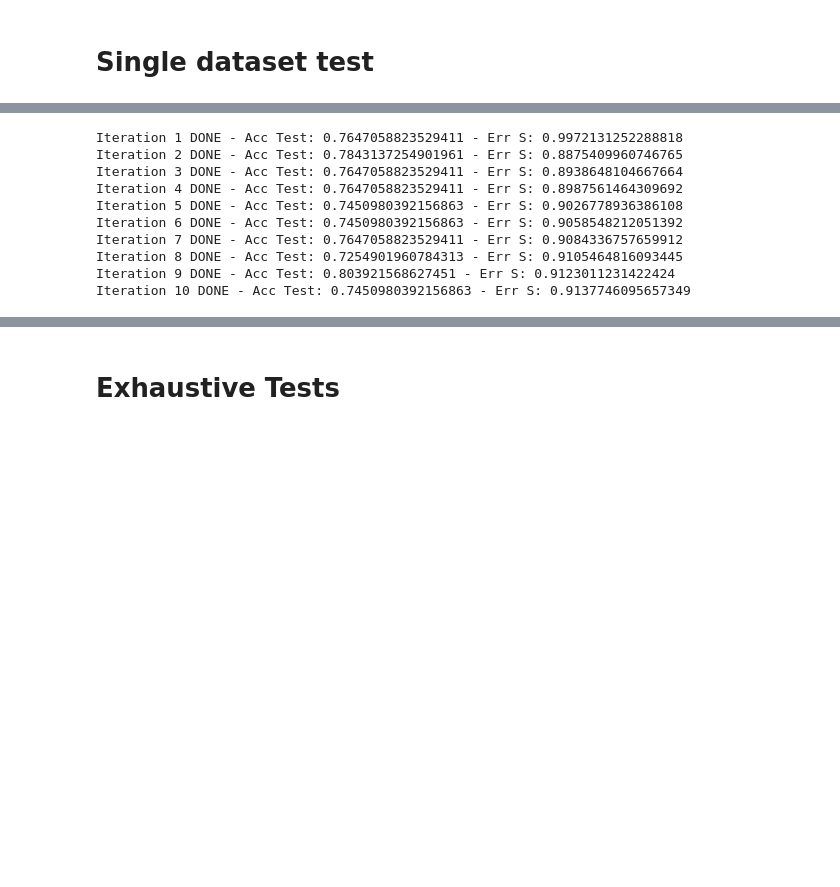
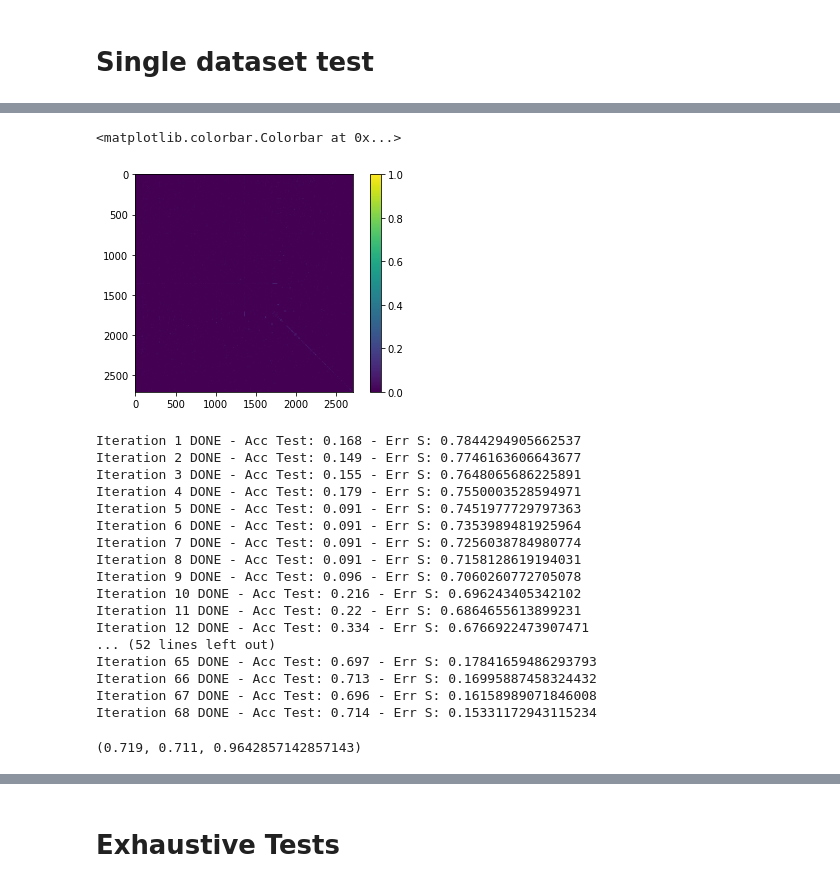
Before and after one commit to vmtenorio/robust_gnn, a Jupyter notebook: GFGCNPert.ipynb, the cells around one changed output, grey strips where cells are left out. Drawn from its saved outputs; the diff is of its cells as text; code cells hidden in the pictures; blank space fills up the shorter version.

```diff
--- a/GFGCNPert.ipynb
+++ b/GFGCNPert.ipynb
@@ -67,17 +100,34 @@ tensor(0.9580)
+# %%
+plt.imshow(Sn.to('cpu').numpy())
+plt.colorbar()
+# %% [output]
+<matplotlib.colorbar.Colorbar at 0x...>
+[figure, added]
 # %%
-S_init = torch.zeros(Sn.shape, device=device)
+S_init = Sn.clone()#torch.zeros(Sn.shape, device=device)
 model = RobustGNNModel1(S_init, n_iters_H, lr, wd, lr_S, eval_freq, model_params, n_iters, n_iters_S, problem_type="clas", loss_fn=nn.NLLLoss)
 model.model = model.model.to(device)
 
-results_dict_m1, S_dict_m1 = model.test_model(Sn, feat, labels, gamma, lambd, beta, train_idx=masks['train'], val_idx=masks['val'], test_idx=masks['test'], norm_S=False, S_true=S, verbose=True)
+results_dict_m1, S_dict_m1 = model.test_model(Sn, feat, labels, gamma, lambd, beta, train_idx=masks['train'], val_idx=masks['val'], test_idx=masks['test'], norm_S=False, S_true=S, es_patience=es_patience_rgcnh, verbose=True, debug_S=False)
 # %% [output]
-Iteration 1 DONE - Acc Test: 0.7647058823529411 - Err S: 0.9972131252288818
-Iteration 2 DONE - Acc Test: 0.7843137254901961 - Err S: 0.8875409960746765
-Iteration 3 DONE - Acc Test: 0.7647058823529411 - Err S: 0.8938648104667664
-Iteration 4 DONE - Acc Test: 0.7647058823529411 - Err S: 0.8987561464309692
-Iteration 5 DONE - Acc Test: 0.7450980392156863 - Err S: 0.9026778936386108
-Iteration 6 DONE - Acc Test: 0.7450980392156863 - Err S: 0.9058548212051392
-Iteration 7 DONE - Acc Test: 0.7647058823529411 - Err S: 0.9084336757659912
-Iteration 8 DONE - Acc Test: 0.7254901960784313 - Err S: 0.9105464816093445
-Iteration 9 DONE - Acc Test: 0.803921568627451 - Err S: 0.9123011231422424
-Iteration 10 DONE - Acc Test: 0.7450980392156863 - Err S: 0.9137746095657349
+Iteration 1 DONE - Acc Test: 0.168 - Err S: 0.7844294905662537
+Iteration 2 DONE - Acc Test: 0.149 - Err S: 0.7746163606643677
+Iteration 3 DONE - Acc Test: 0.155 - Err S: 0.7648065686225891
+Iteration 4 DONE - Acc Test: 0.179 - Err S: 0.7550003528594971
+Iteration 5 DONE - Acc Test: 0.091 - Err S: 0.7451977729797363
+Iteration 6 DONE - Acc Test: 0.091 - Err S: 0.7353989481925964
+Iteration 7 DONE - Acc Test: 0.091 - Err S: 0.7256038784980774
+Iteration 8 DONE - Acc Test: 0.091 - Err S: 0.7158128619194031
+Iteration 9 DONE - Acc Test: 0.096 - Err S: 0.7060260772705078
+Iteration 10 DONE - Acc Test: 0.216 - Err S: 0.696243405342102
+Iteration 11 DONE - Acc Test: 0.22 - Err S: 0.6864655613899231
+Iteration 12 DONE - Acc Test: 0.334 - Err S: 0.6766922473907471
+... (52 lines left out)
+Iteration 65 DONE - Acc Test: 0.697 - Err S: 0.17841659486293793
+Iteration 66 DONE - Acc Test: 0.713 - Err S: 0.16995887458324432
+Iteration 67 DONE - Acc Test: 0.696 - Err S: 0.16158989071846008
+Iteration 68 DONE - Acc Test: 0.714 - Err S: 0.15331172943115234
+# %%
+results_dict_m1['best_acc_test'], model.eval_fn(feat, labels, masks['test']), model.eval_fn(feat, labels, masks['train'])
+# %% [output]
+(0.719, 0.711, 0.9642857142857143)
```
Also changed, not shown: parts of 25 cells of this notebook, 4 other files.
